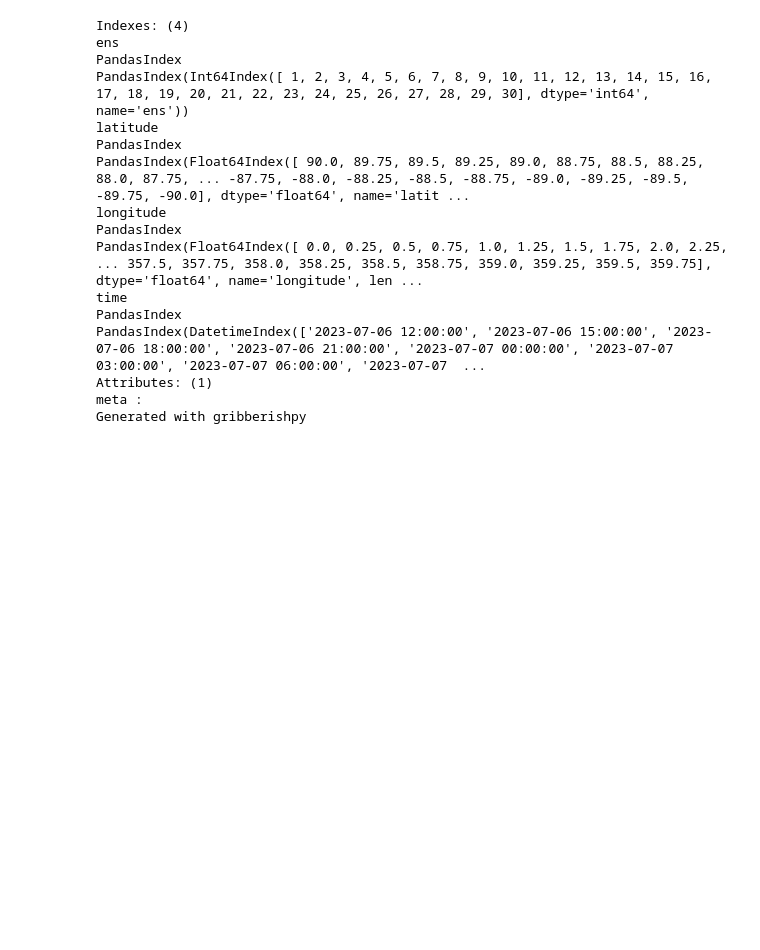
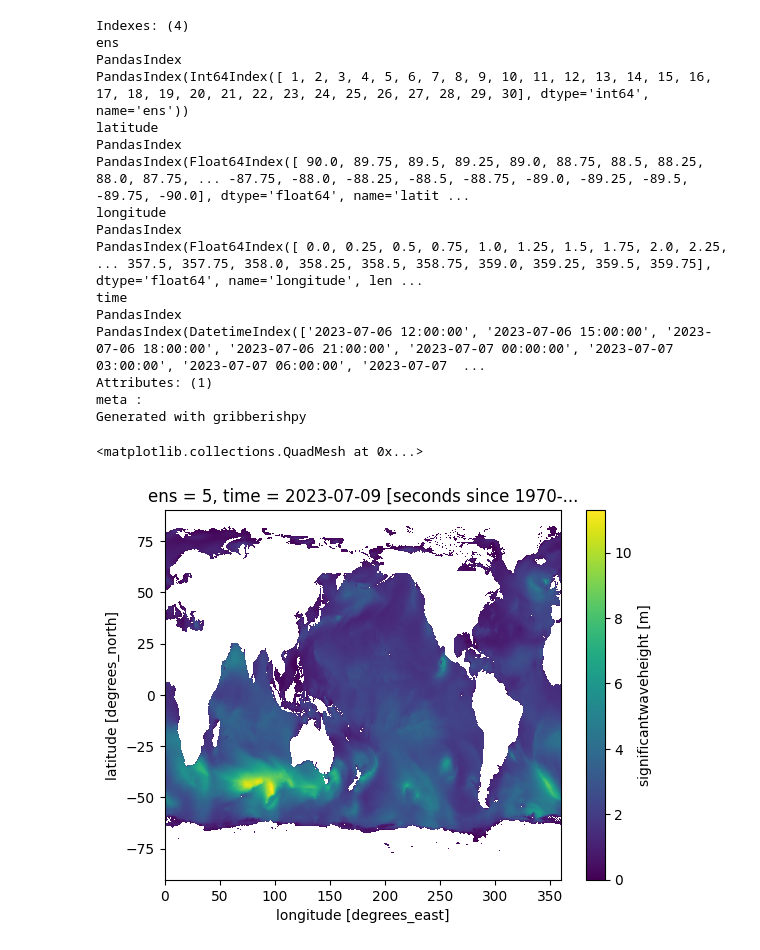
Before and after one commit to mpiannucci/gribberish, a Jupyter notebook: python/examples/gefs_async.ipynb, the cells around one changed output. Drawn from its saved outputs; the diff is of its cells as text; code cells hidden in the pictures; blank space fills up the shorter version.

Commit message:
Update gefs async nltebook

```diff
--- a/python/examples/gefs_async.ipynb
+++ b/python/examples/gefs_async.ipynb
@@ -1,7 +1,7 @@
 # %%
 from dask.distributed import Client, progress
 
-client = Client()
+client = await Client(asynchronous=True)
 # %%
 import xarray as xr
 import fsspec
@@ -50,0 +49,7 @@ client.shutdown()
+# %%
+chunk = ds.htsgw.isel(ens=4, time=20)
+vals = await client.compute(chunk)
+vals.plot()
+# %% [output]
+<matplotlib.collections.QuadMesh at 0x...>
+[figure, added]
```
Also changed, not shown: parts of 3 cells of this notebook.
